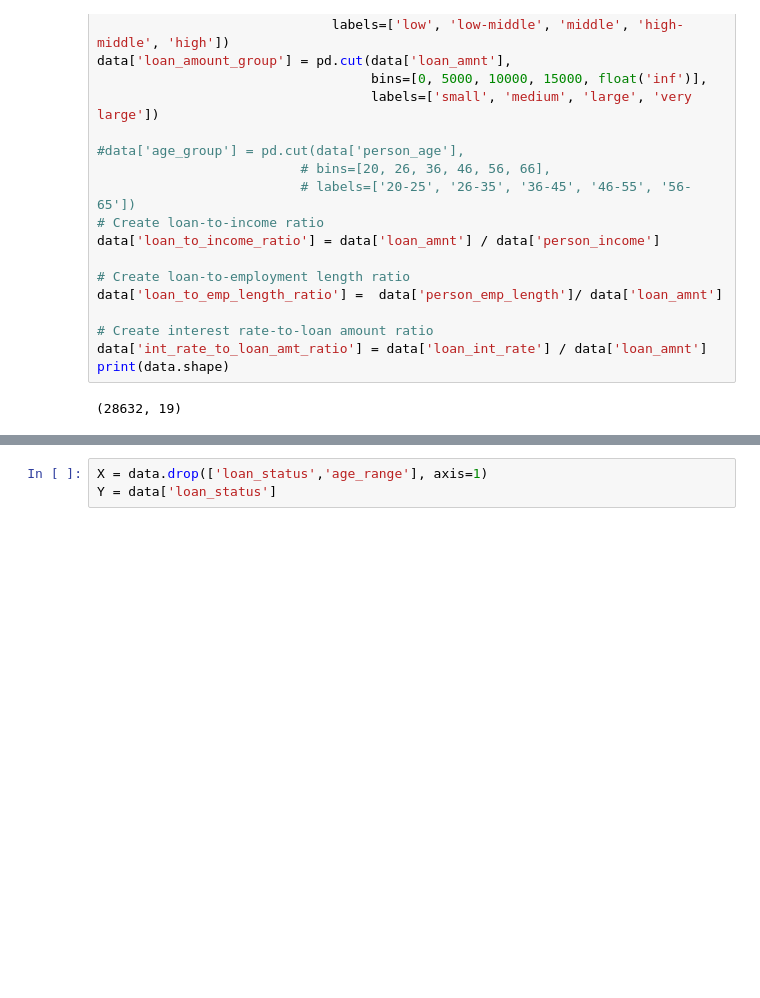
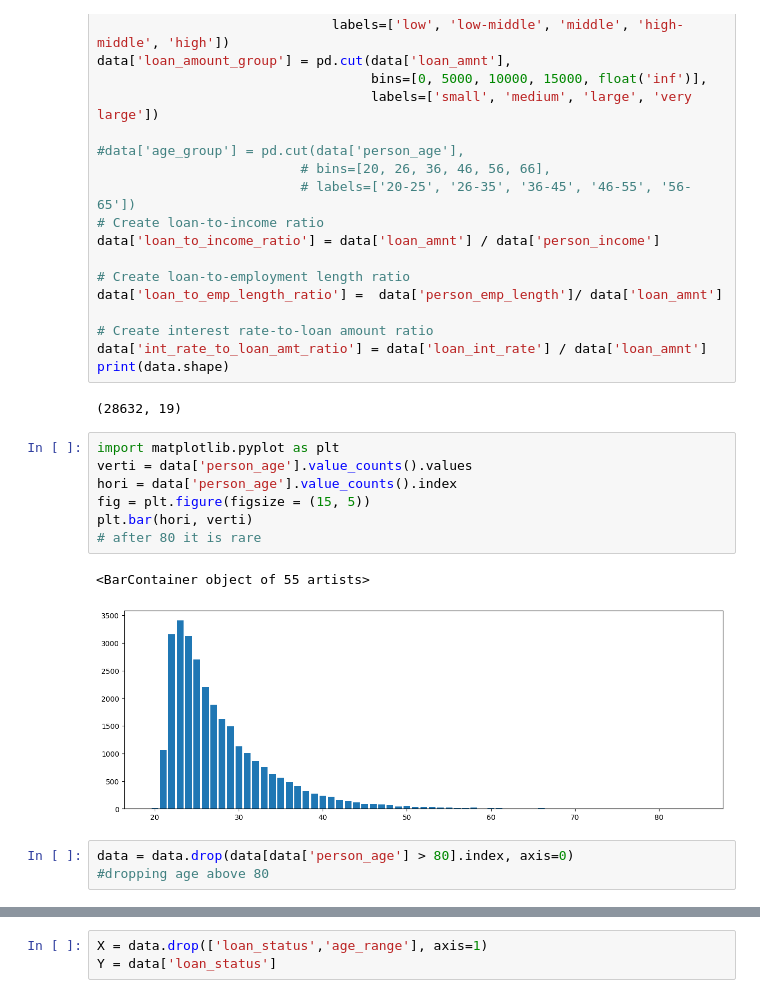
Before and after one commit to Oishi151/Credit-Risk-Evaluation, a Jupyter notebook: Code.ipynb, the cells around one changed output, grey strips where cells are left out. Drawn from its saved outputs; the diff is of its cells as text; blank space fills up the shorter version.

```diff
--- a/Code.ipynb
+++ b/Code.ipynb
@@ -334,3 +334,16 @@ data['int_rate_to_loan_amt_ratio'] = data['loan_int_rate'] / data['loan_amnt']
 print(data.shape)
 # %% [output]
 (28632, 19)
+# %%
+import matplotlib.pyplot as plt
+verti = data['person_age'].value_counts().values
+hori = data['person_age'].value_counts().index
+fig = plt.figure(figsize = (15, 5))
+plt.bar(hori, verti)
+# after 80 it is rare
+# %% [output]
+<BarContainer object of 55 artists>
+[figure, added]
+# %%
+data = data.drop(data[data['person_age'] > 80].index, axis=0)
+#dropping age above 80
```
Also changed, not shown: parts of 23 cells of this notebook, 1 other file.
